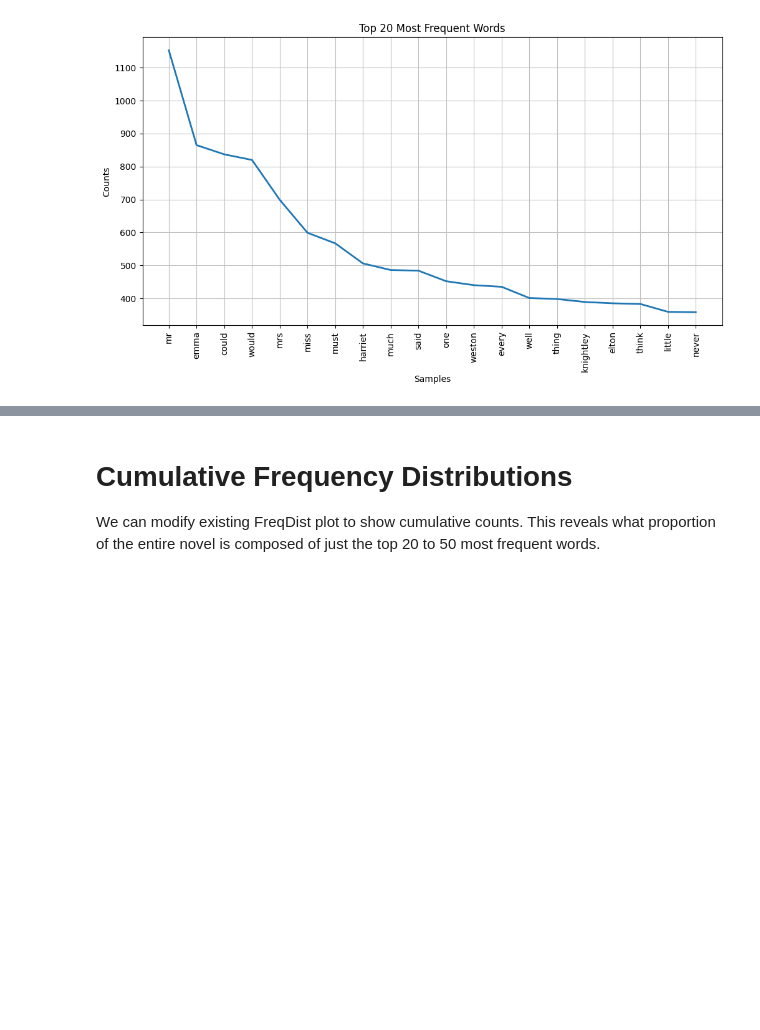
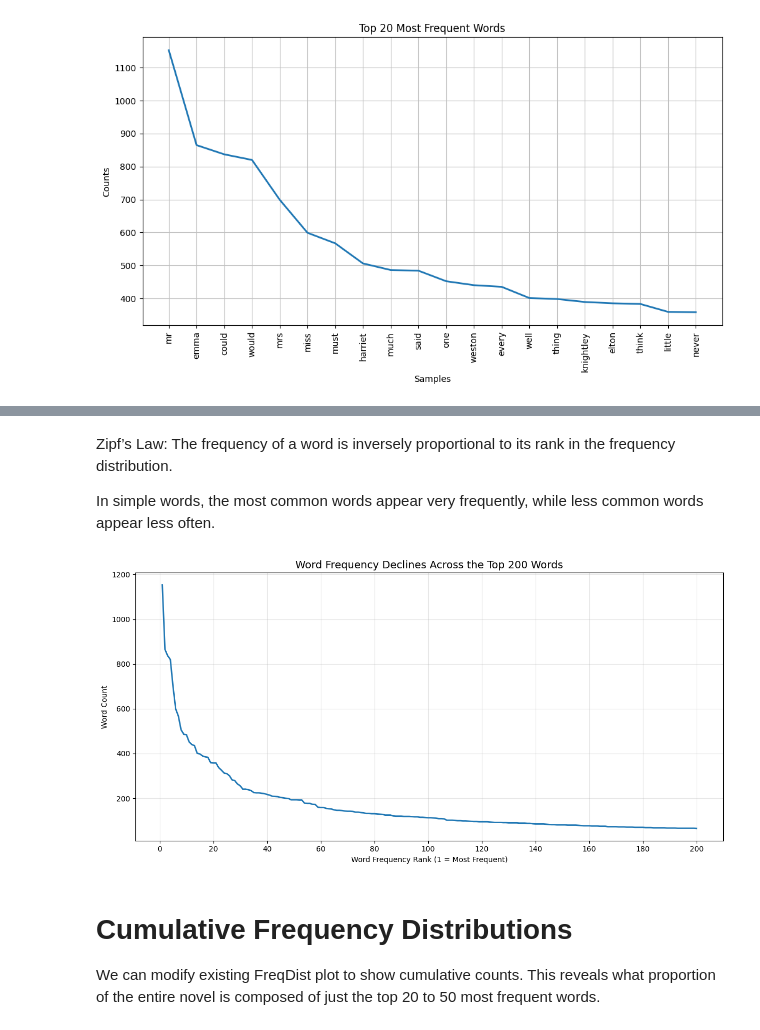
Before and after one commit to uzmabb182/Data_620_Web_Analytics, a Jupyter notebook: Week 8/Week_8_Assignment.ipynb, the cells around one changed output, grey strips where cells are left out. Saved outputs shown, nothing was run; the diff lists cells and outputs as text; code cells hidden in the pictures; blank space fills up the shorter version.

Commit message:
Zipf's Law Analysis added

```diff
--- a/Week 8/Week_8_Assignment.ipynb
+++ b/Week 8/Week_8_Assignment.ipynb
@@ -89,3 +109,38 @@ plt.show()
+# %% [markdown]
+Zipf’s Law: The frequency of a word is inversely proportional to its rank in the frequency distribution.
+
+In simple words, the most common words appear very frequently, while less common words appear less often.
+# %%
+from nltk.probability import FreqDist
+import matplotlib.pyplot as plt
+
+# Count word frequencies
+word_frequencies = FreqDist(meaningful_words)
+
+# Get the 200 most frequent words
+top_200 = word_frequencies.most_common(200)
+
+# Extract frequencies
+counts = [count for word, count in top_200]
+
+# Rank from 1 to 200
+ranks = range(1, len(counts) + 1)
+
+plt.figure(figsize=(12, 6))
+
+plt.plot(ranks, counts, linewidth=2)
+
+plt.title("Word Frequency Declines Across the Top 200 Words", fontsize=14)
+plt.xlabel("Word Frequency Rank (1 = Most Frequent)")
+plt.ylabel("Word Count")
+
+plt.xticks(range(0, 201, 20))
+plt.grid(alpha=0.3)
+
+plt.tight_layout()
+plt.show()
+# %% [output]
+[figure, added]
 # %% [markdown]
 # Cumulative Frequency Distributions
 
```
Also changed, not shown: parts of 5 cells of this notebook.
